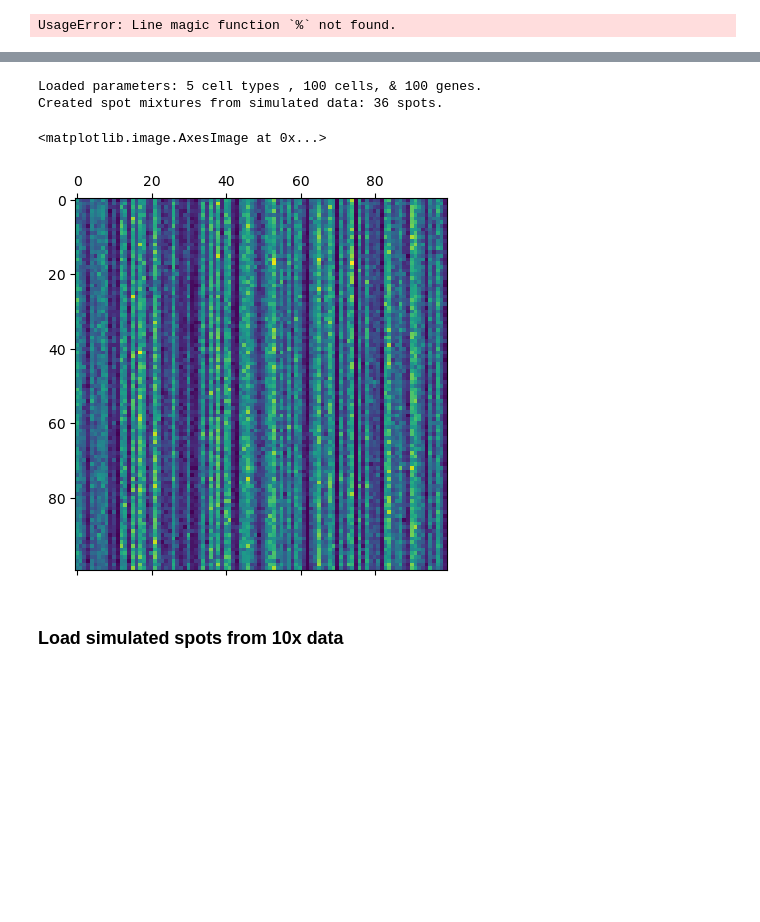
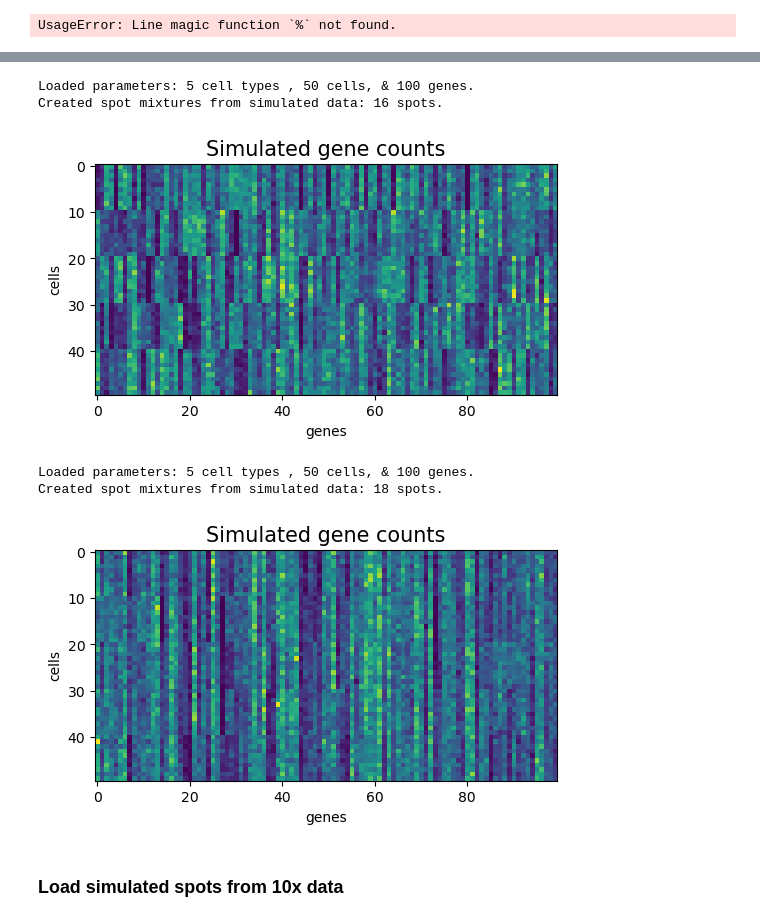
Before and after one commit to dmnburrows/spatial_transcriptomics, a Jupyter notebook: cell_decomp.ipynb, the cells around one changed output, grey strips where cells are left out. Saved outputs shown, nothing was run; the diff lists cells and outputs as text; code cells hidden in the pictures; blank space fills up the shorter version.

```diff
--- a/cell_decomp.ipynb
+++ b/cell_decomp.ipynb
@@ -245,26 +252,62 @@ plt.matshow(spot_sim.__dict__['cell_counts'])
 # %%
 n_clusts = 5
 n_genes = 100
-n_cells = 100
+n_cells = 50
 rate_range = 0,40 #max and min of uniform distribution for generating rates
-rho = 0.9 #Shared:Independent ratio variance of gene expression across cell types
+rho = 0.2 #Shared:Independent ratio variance of gene expression across cell types
 mode = 'alpha' #CHANGE!
 noise_type = 'gaussian' #CHANGE!
 
 #Simulate spot data from simulated gene expression
 spot_sim = cdfn.simulate_cell_mix(n_clusts, n_cells, n_genes).simulate_gene_exp(rate_range, rho)
 n_spots = spot_sim.__dict__['n_spots']
 spots = spot_sim.__dict__['spots']
 ref_exp = spot_sim.__dict__['mean_exps']
 prop_vec = spot_sim.__dict__['prop_vec']
 #spots = cdfn.add_noise(spots, per=None, a_std=x, g_std=None, e_std=None, noise_type=noise_type) #CHANGE!
 
-plt.matshow(spot_sim.__dict__['cell_counts'])
+
+fig,ax = plt.subplots(figsize=(8,3))
+ax.matshow(spot_sim.__dict__['cell_counts'])
+ax.set_xlabel('genes')
+ax.set_ylabel('cells')
+ax.xaxis.tick_bottom()
+ax.set_title('Simulated gene counts', size = 15)
+plt.savefig(s_code + '/spatial_transcriptomics/ok.png')
+plt.show()
 # %% [output]
-Loaded parameters: 5 cell types , 100 cells, & 100 genes.
-Created spot mixtures from simulated data: 36 spots.
+Loaded parameters: 5 cell types , 50 cells, & 100 genes.
+Created spot mixtures from simulated data: 16 spots.
-<matplotlib.image.AxesImage at 0x...>
-[figure, old version]
+[figure, new version]
+# %%
+n_clusts = 5
+n_genes = 100
+n_cells = 50
+rate_range = 0,40 #max and min of uniform distribution for generating rates
+rho = 0.7 #Shared:Independent ratio variance of gene expression across cell types
+mode = 'alpha' #CHANGE!
+noise_type = 'gaussian' #CHANGE!
+
+#Simulate spot data from simulated gene expression
+spot_sim = cdfn.simulate_cell_mix(n_clusts, n_cells, n_genes).simulate_gene_exp(rate_range, rho)
+n_spots = spot_sim.__dict__['n_spots']
+spots = spot_sim.__dict__['spots']
+ref_exp = spot_sim.__dict__['mean_exps']
+prop_vec = spot_sim.__dict__['prop_vec']
+#spots = cdfn.add_noise(spots, per=None, a_std=x, g_std=None, e_std=None, noise_type=noise_type) #CHANGE!
+
+fig,ax = plt.subplots(figsize=(8,3))
+ax.matshow(spot_sim.__dict__['cell_counts'])
+ax.set_xlabel('genes')
+ax.set_ylabel('cells')
+ax.xaxis.tick_bottom()
+ax.set_title('Simulated gene counts', size = 15)
+plt.savefig(s_code + '/spatial_transcriptomics/ok.png')
+plt.show()
+# %% [output]
+Loaded parameters: 5 cell types , 50 cells, & 100 genes.
+Created spot mixtures from simulated data: 18 spots.
+[figure, added]
 # %% [markdown]
 ### Load simulated spots from 10x data
 # %%
```
Also changed, not shown: parts of 119 cells of this notebook, 5 other files.
